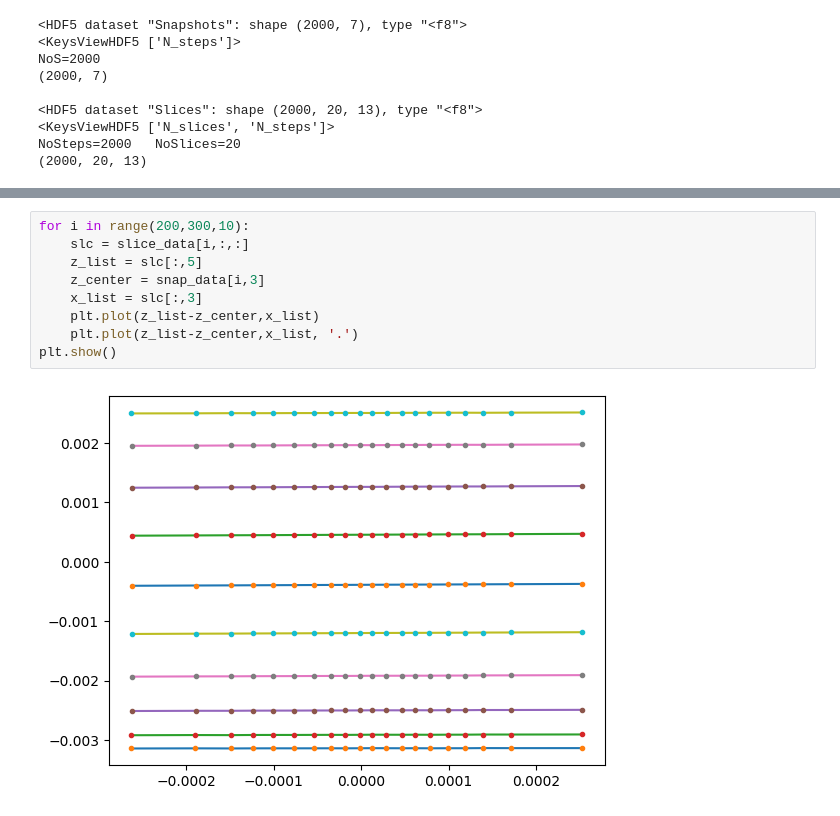
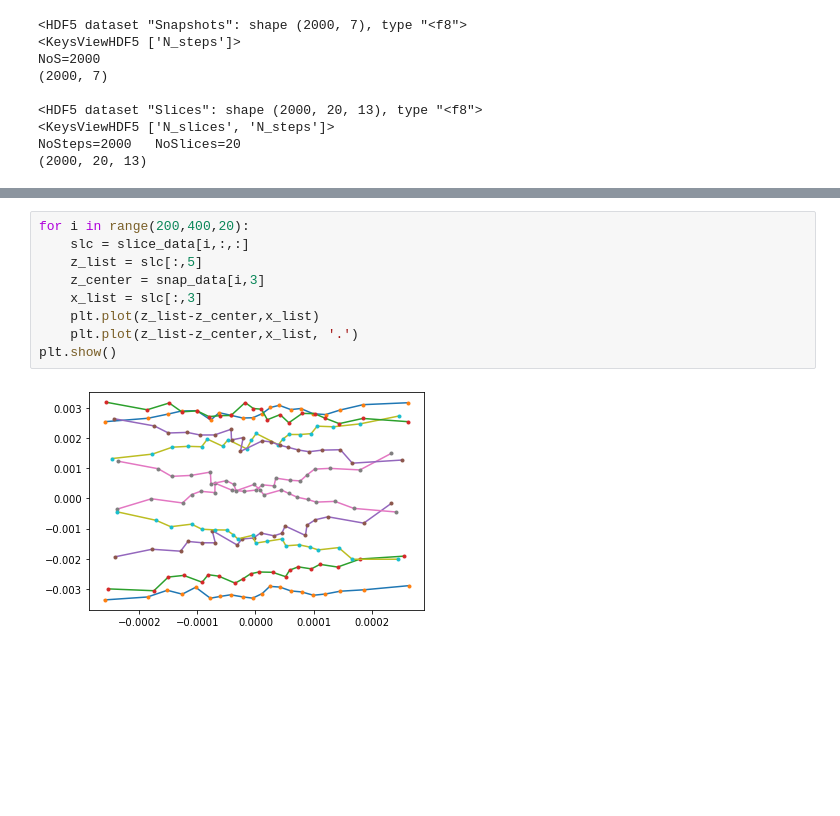
Before and after one commit to lehnertu/TEUFEL, a Jupyter notebook: testing/CSR_InteractionField.ipynb, the cells around one changed output, grey strips where cells are left out. Drawn from its saved outputs; the diff is of its cells as text; blank space fills up the shorter version.

```diff
--- a/testing/CSR_InteractionField.ipynb
+++ b/testing/CSR_InteractionField.ipynb
@@ -96,14 +94,14 @@ plt.show()
 # %%
-for i in range(200,300,10):
+for i in range(200,400,20):
     slc = slice_data[i,:,:]
     z_list = slc[:,5]
     z_center = snap_data[i,3]
     x_list = slc[:,3]
     plt.plot(z_list-z_center,x_list)
     plt.plot(z_list-z_center,x_list, '.')
 plt.show()
 # %% [output]
-[figure, old version]
+[figure, new version]
 # %%
 slice_s_min = slice_data[200,:,0]
 slice_s_max = slice_data[200,:,1]
```
Also changed, not shown: parts of 5 cells of this notebook, 2 other files.
